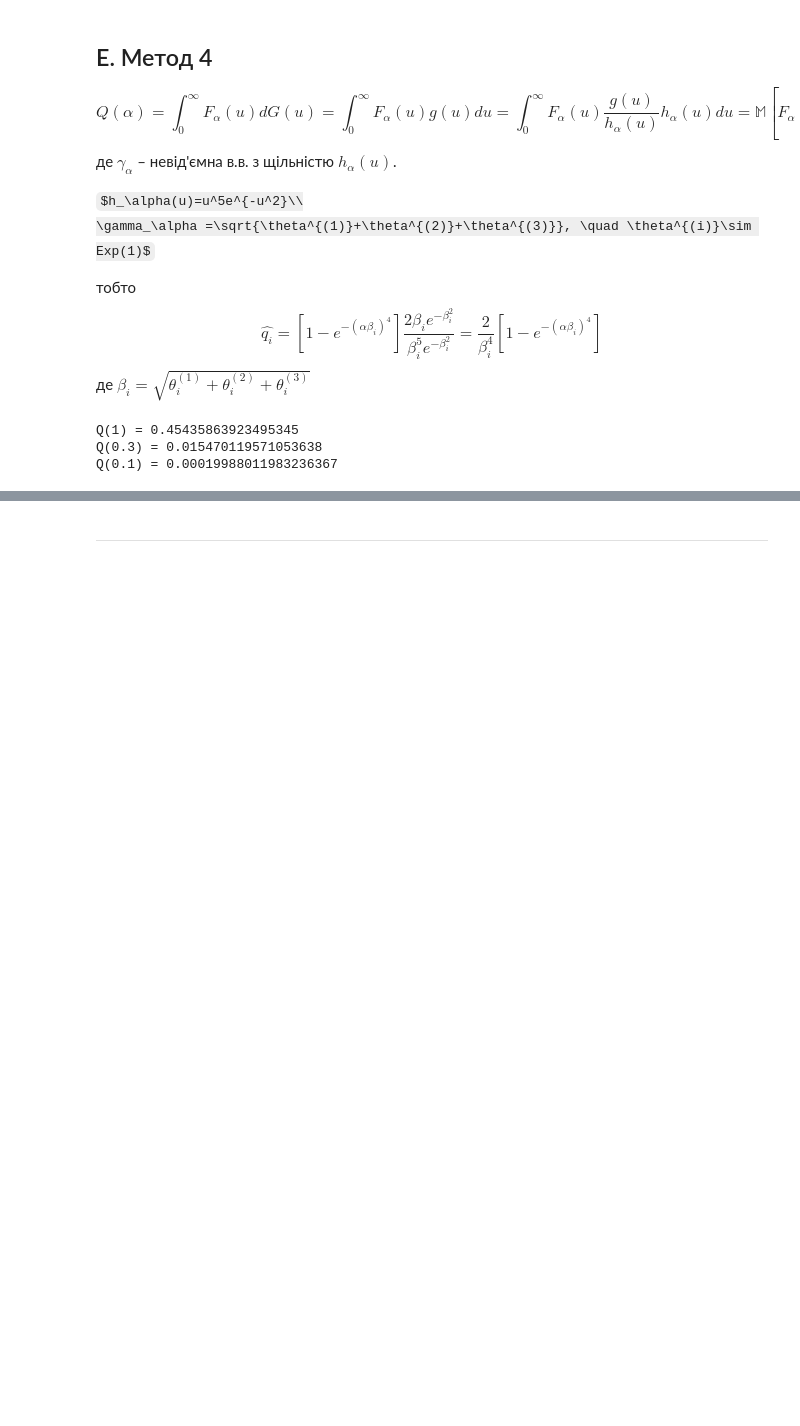
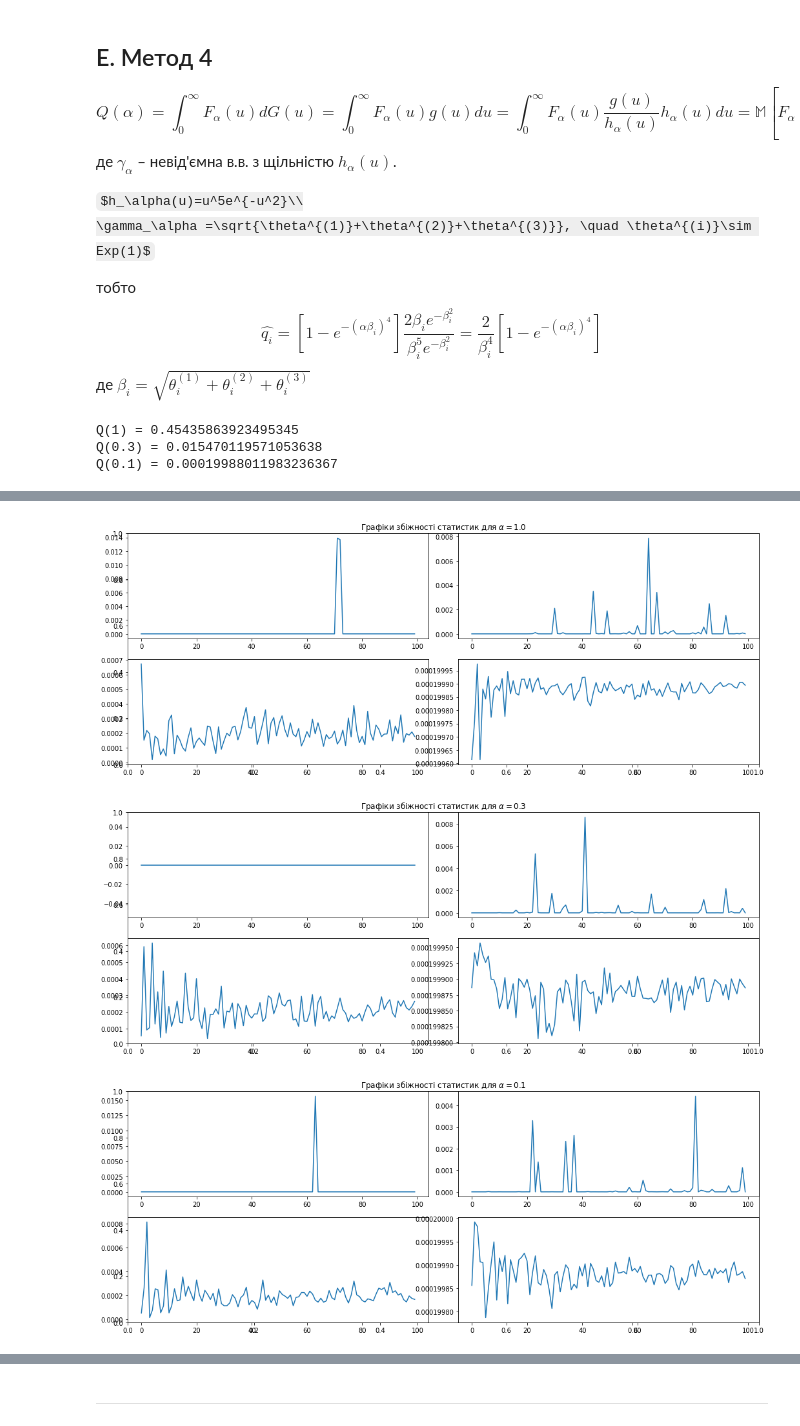
Before and after one commit to art1k20/appl_stats, a Jupyter notebook: lab1/conf_int_2_ver2.ipynb, the cells around one changed output, grey strips where cells are left out. Saved outputs shown, nothing was run; the diff lists cells and outputs as text; code cells hidden in the pictures; some formulas as TeX source; blank space fills up the shorter version.

Commit message:
final_lab1_2_add_graphs

```diff
--- a/lab1/conf_int_2_ver2.ipynb
+++ b/lab1/conf_int_2_ver2.ipynb
@@ -217,0 +255,16 @@ for i, f in enumerate(methods):
+# %%
+for alpha in [1., 0.3, 0.1]:
+    fig = plt.figure(figsize=(15, 6))
+    plt.title(r"Графіки збіжності статистик для $\alpha=$%.1f" % alpha)
+    for i, method in enumerate([method1, method2, method3, method4]):
+        q_list = [0] * 100
+        for n0 in range(100):
+            q_list[n0] = method(0.1, n0+1).mean()
+        plt.subplot(2, 2, i+1)
+        plt.tight_layout()
+        plt.plot(q_list)
+    plt.show()
+# %% [output]
+[figure, added]
+[figure, added]
+[figure, added]
```
Also changed, not shown: parts of 4 cells of this notebook.
